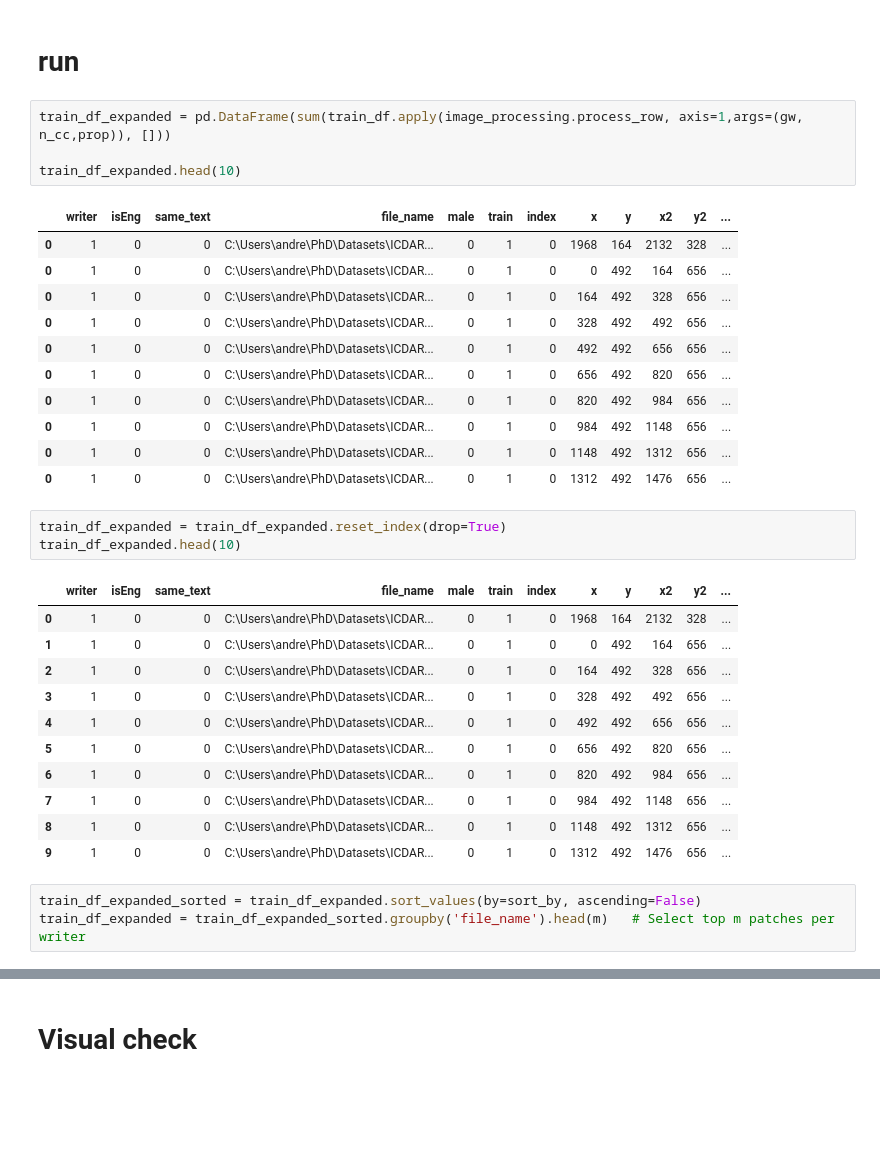
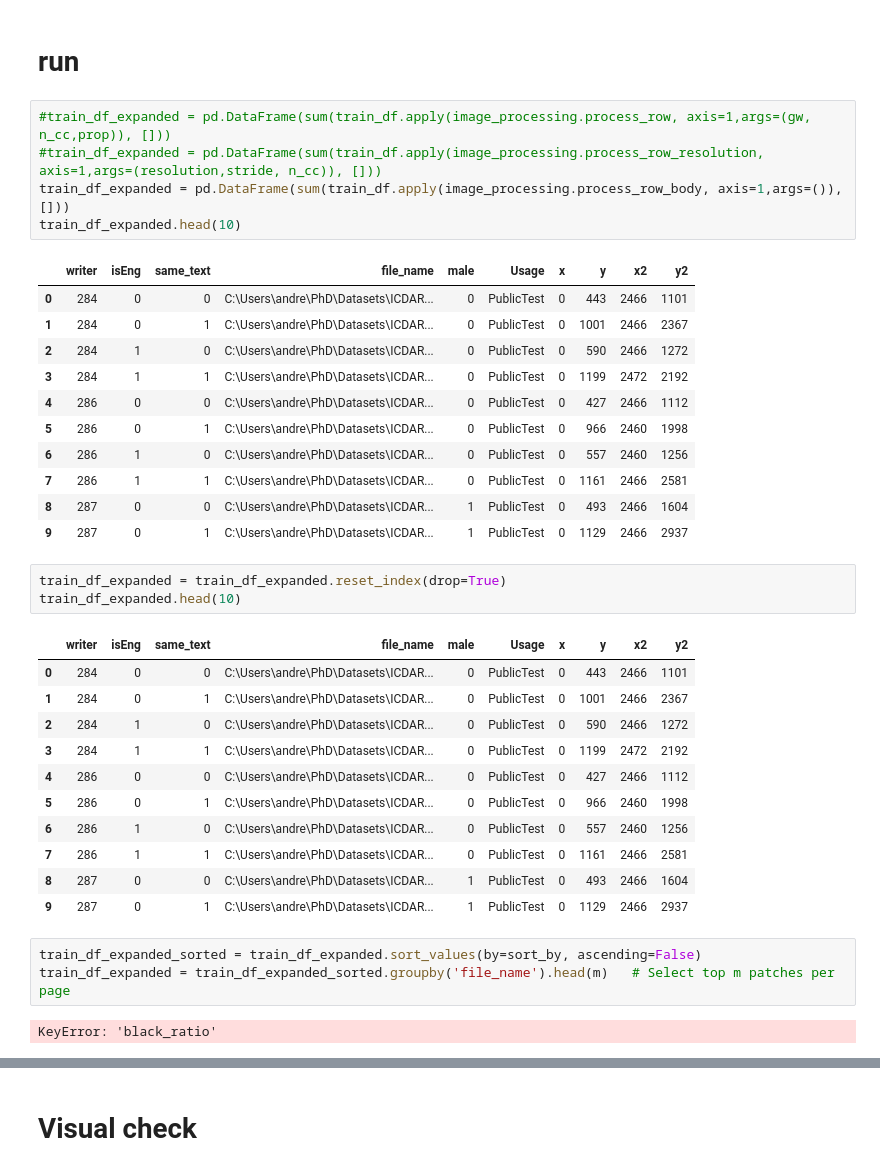
Before and after one commit to gitMorelli/gender_detection, a Jupyter notebook: notebooks/data_preparation/patches_cc.ipynb, the cells around one changed output, grey strips where cells are left out. Saved outputs shown, nothing was run; the diff lists cells and outputs as text; blank space fills up the shorter version.

```diff
--- a/notebooks/data_preparation/patches_cc.ipynb
+++ b/notebooks/data_preparation/patches_cc.ipynb
@@ -35,39 +38,42 @@ train_df.head()
 # %% [markdown]
 # run
 # %%
-train_df_expanded = pd.DataFrame(sum(train_df.apply(image_processing.process_row, axis=1,args=(gw, n_cc,prop)), []))
-
+#train_df_expanded = pd.DataFrame(sum(train_df.apply(image_processing.process_row, axis=1,args=(gw, n_cc,prop)), []))
+#train_df_expanded = pd.DataFrame(sum(train_df.apply(image_processing.process_row_resolution, axis=1,args=(resolution,stride, n_cc)), []))
+train_df_expanded = pd.DataFrame(sum(train_df.apply(image_processing.process_row_body, axis=1,args=()), []))
 train_df_expanded.head(10)
 # %% [output]
-|  | writer | isEng | same_text | file_name | male | train | index | x | y | x2 | y2 | ... |
-| 0 | 1 | 0 | 0 | C:\Users\andre\PhD\Datasets\ICDAR... | 0 | 1 | 0 | 1968 | 164 | 2132 | 328 | ... |
-| 0 | 1 | 0 | 0 | C:\Users\andre\PhD\Datasets\ICDAR... | 0 | 1 | 0 | 0 | 492 | 164 | 656 | ... |
-| 0 | 1 | 0 | 0 | C:\Users\andre\PhD\Datasets\ICDAR... | 0 | 1 | 0 | 164 | 492 | 328 | 656 | ... |
-| 0 | 1 | 0 | 0 | C:\Users\andre\PhD\Datasets\ICDAR... | 0 | 1 | 0 | 328 | 492 | 492 | 656 | ... |
-| 0 | 1 | 0 | 0 | C:\Users\andre\PhD\Datasets\ICDAR... | 0 | 1 | 0 | 492 | 492 | 656 | 656 | ... |
-| 0 | 1 | 0 | 0 | C:\Users\andre\PhD\Datasets\ICDAR... | 0 | 1 | 0 | 656 | 492 | 820 | 656 | ... |
-| 0 | 1 | 0 | 0 | C:\Users\andre\PhD\Datasets\ICDAR... | 0 | 1 | 0 | 820 | 492 | 984 | 656 | ... |
-| 0 | 1 | 0 | 0 | C:\Users\andre\PhD\Datasets\ICDAR... | 0 | 1 | 0 | 984 | 492 | 1148 | 656 | ... |
-| 0 | 1 | 0 | 0 | C:\Users\andre\PhD\Datasets\ICDAR... | 0 | 1 | 0 | 1148 | 492 | 1312 | 656 | ... |
-| 0 | 1 | 0 | 0 | C:\Users\andre\PhD\Datasets\ICDAR... | 0 | 1 | 0 | 1312 | 492 | 1476 | 656 | ... |
+|  | writer | isEng | same_text | file_name | male | Usage | x | y | x2 | y2 |
+| 0 | 284 | 0 | 0 | C:\Users\andre\PhD\Datasets\ICDAR... | 0 | PublicTest | 0 | 443 | 2466 | 1101 |
+| 1 | 284 | 0 | 1 | C:\Users\andre\PhD\Datasets\ICDAR... | 0 | PublicTest | 0 | 1001 | 2466 | 2367 |
+| 2 | 284 | 1 | 0 | C:\Users\andre\PhD\Datasets\ICDAR... | 0 | PublicTest | 0 | 590 | 2466 | 1272 |
+| 3 | 284 | 1 | 1 | C:\Users\andre\PhD\Datasets\ICDAR... | 0 | PublicTest | 0 | 1199 | 2472 | 2192 |
+| 4 | 286 | 0 | 0 | C:\Users\andre\PhD\Datasets\ICDAR... | 0 | PublicTest | 0 | 427 | 2466 | 1112 |
+| 5 | 286 | 0 | 1 | C:\Users\andre\PhD\Datasets\ICDAR... | 0 | PublicTest | 0 | 966 | 2460 | 1998 |
+| 6 | 286 | 1 | 0 | C:\Users\andre\PhD\Datasets\ICDAR... | 0 | PublicTest | 0 | 557 | 2460 | 1256 |
+| 7 | 286 | 1 | 1 | C:\Users\andre\PhD\Datasets\ICDAR... | 0 | PublicTest | 0 | 1161 | 2466 | 2581 |
+| 8 | 287 | 0 | 0 | C:\Users\andre\PhD\Datasets\ICDAR... | 1 | PublicTest | 0 | 493 | 2466 | 1604 |
+| 9 | 287 | 0 | 1 | C:\Users\andre\PhD\Datasets\ICDAR... | 1 | PublicTest | 0 | 1129 | 2466 | 2937 |
 # %%
 train_df_expanded = train_df_expanded.reset_index(drop=True)
 train_df_expanded.head(10)
 # %% [output]
-|  | writer | isEng | same_text | file_name | male | train | index | x | y | x2 | y2 | ... |
-| 0 | 1 | 0 | 0 | C:\Users\andre\PhD\Datasets\ICDAR... | 0 | 1 | 0 | 1968 | 164 | 2132 | 328 | ... |
-| 1 | 1 | 0 | 0 | C:\Users\andre\PhD\Datasets\ICDAR... | 0 | 1 | 0 | 0 | 492 | 164 | 656 | ... |
-| 2 | 1 | 0 | 0 | C:\Users\andre\PhD\Datasets\ICDAR... | 0 | 1 | 0 | 164 | 492 | 328 | 656 | ... |
-| 3 | 1 | 0 | 0 | C:\Users\andre\PhD\Datasets\ICDAR... | 0 | 1 | 0 | 328 | 492 | 492 | 656 | ... |
-| 4 | 1 | 0 | 0 | C:\Users\andre\PhD\Datasets\ICDAR... | 0 | 1 | 0 | 492 | 492 | 656 | 656 | ... |
-| 5 | 1 | 0 | 0 | C:\Users\andre\PhD\Datasets\ICDAR... | 0 | 1 | 0 | 656 | 492 | 820 | 656 | ... |
-| 6 | 1 | 0 | 0 | C:\Users\andre\PhD\Datasets\ICDAR... | 0 | 1 | 0 | 820 | 492 | 984 | 656 | ... |
-| 7 | 1 | 0 | 0 | C:\Users\andre\PhD\Datasets\ICDAR... | 0 | 1 | 0 | 984 | 492 | 1148 | 656 | ... |
-| 8 | 1 | 0 | 0 | C:\Users\andre\PhD\Datasets\ICDAR... | 0 | 1 | 0 | 1148 | 492 | 1312 | 656 | ... |
-| 9 | 1 | 0 | 0 | C:\Users\andre\PhD\Datasets\ICDAR... | 0 | 1 | 0 | 1312 | 492 | 1476 | 656 | ... |
+|  | writer | isEng | same_text | file_name | male | Usage | x | y | x2 | y2 |
+| 0 | 284 | 0 | 0 | C:\Users\andre\PhD\Datasets\ICDAR... | 0 | PublicTest | 0 | 443 | 2466 | 1101 |
+| 1 | 284 | 0 | 1 | C:\Users\andre\PhD\Datasets\ICDAR... | 0 | PublicTest | 0 | 1001 | 2466 | 2367 |
+| 2 | 284 | 1 | 0 | C:\Users\andre\PhD\Datasets\ICDAR... | 0 | PublicTest | 0 | 590 | 2466 | 1272 |
+| 3 | 284 | 1 | 1 | C:\Users\andre\PhD\Datasets\ICDAR... | 0 | PublicTest | 0 | 1199 | 2472 | 2192 |
+| 4 | 286 | 0 | 0 | C:\Users\andre\PhD\Datasets\ICDAR... | 0 | PublicTest | 0 | 427 | 2466 | 1112 |
+| 5 | 286 | 0 | 1 | C:\Users\andre\PhD\Datasets\ICDAR... | 0 | PublicTest | 0 | 966 | 2460 | 1998 |
+| 6 | 286 | 1 | 0 | C:\Users\andre\PhD\Datasets\ICDAR... | 0 | PublicTest | 0 | 557 | 2460 | 1256 |
+| 7 | 286 | 1 | 1 | C:\Users\andre\PhD\Datasets\ICDAR... | 0 | PublicTest | 0 | 1161 | 2466 | 2581 |
+| 8 | 287 | 0 | 0 | C:\Users\andre\PhD\Datasets\ICDAR... | 1 | PublicTest | 0 | 493 | 2466 | 1604 |
+| 9 | 287 | 0 | 1 | C:\Users\andre\PhD\Datasets\ICDAR... | 1 | PublicTest | 0 | 1129 | 2466 | 2937 |
 # %%
 train_df_expanded_sorted = train_df_expanded.sort_values(by=sort_by, ascending=False)
-train_df_expanded = train_df_expanded_sorted.groupby('file_name').head(m)   # Select top m patches per writer
+train_df_expanded = train_df_expanded_sorted.groupby('file_name').head(m)   # Select top m patches per page
+# %% [output]
+KeyError: 'black_ratio'
 # %%
 train_df_expanded = train_df_expanded.sort_values(by='index')
 train_df_expanded = train_df_expanded.reset_index(drop=True)
```
Also changed, not shown: parts of 7 cells of this notebook, 32 other files.
